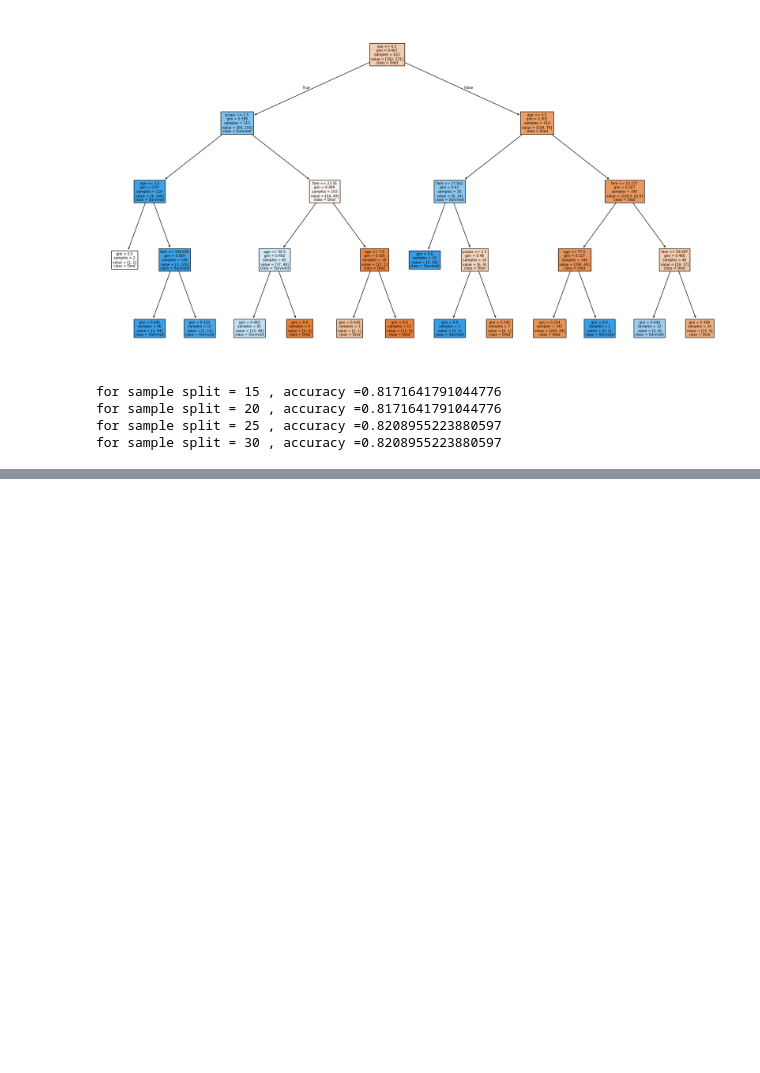
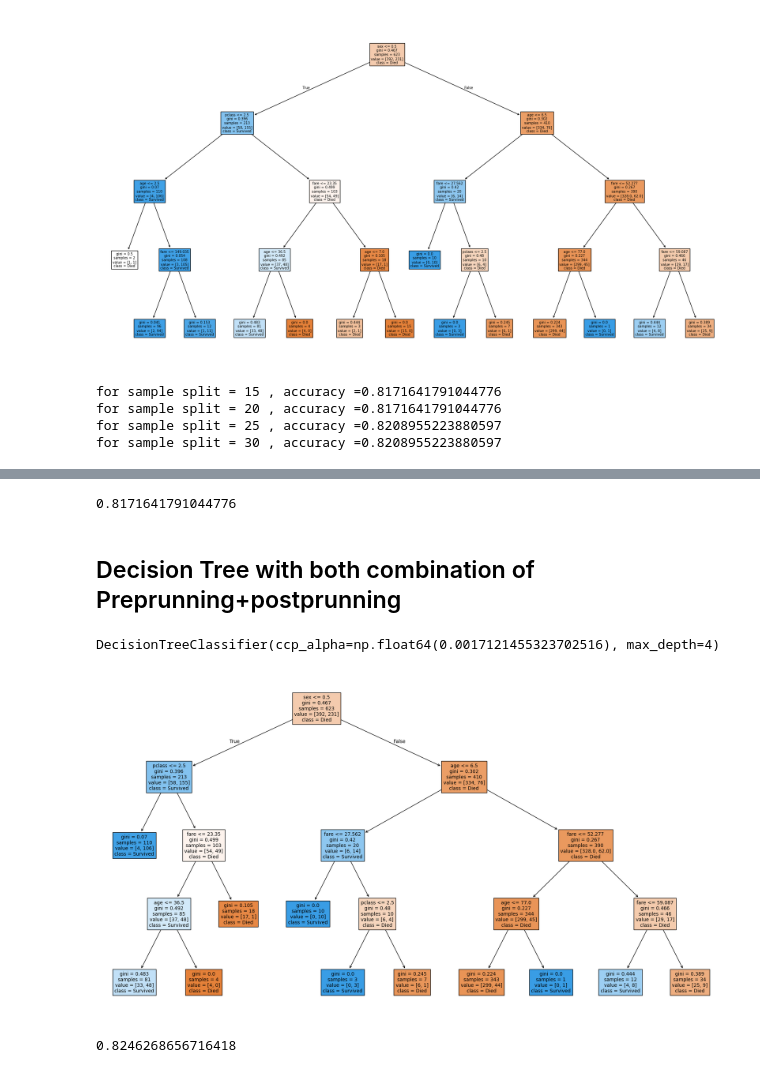
Before and after one commit to sayan629/AI_ML_python, a Jupyter notebook: (28) Supervised ML - Part 4/decision_tree_classifier.ipynb, the cells around one changed output, grey strips where cells are left out. Cells and saved outputs as stored; diff of their text form; code cells hidden in the pictures; blank space fills up the shorter version.

```diff
--- a/(28) Supervised ML - Part 4/decision_tree_classifier.ipynb
+++ b/(28) Supervised ML - Part 4/decision_tree_classifier.ipynb
@@ -204,0 +269,27 @@ for sample split = 30 , accuracy =0.8208955223880597
+# %%
+print(best_model.score(X_test,y_test))
+# %% [output]
+0.8171641791044776
+# %% [markdown]
+## Decision Tree with both combination of Preprunning+postprunning
+# %%
+best_model = DecisionTreeClassifier(ccp_alpha=best_alpha, max_depth=4)
+best_model.fit(X_train,y_train)
+# %% [output]
+DecisionTreeClassifier(ccp_alpha=np.float64(0.0017121455323702516), max_depth=4)
+# %%
+plt.figure(figsize=(18,10))
+plot_tree(
+    best_model,
+    feature_names = X.columns,
+    class_names = ["Died","Survived"],
+    filled = True
+)
+plt.tight_layout()
+plt.show()
+# %% [output]
+[figure, added]
+# %%
+print(best_model.score(X_test,y_test))
+# %% [output]
+0.8246268656716418
```
Also changed, not shown: parts of 9 cells of this notebook, 1 other file.
